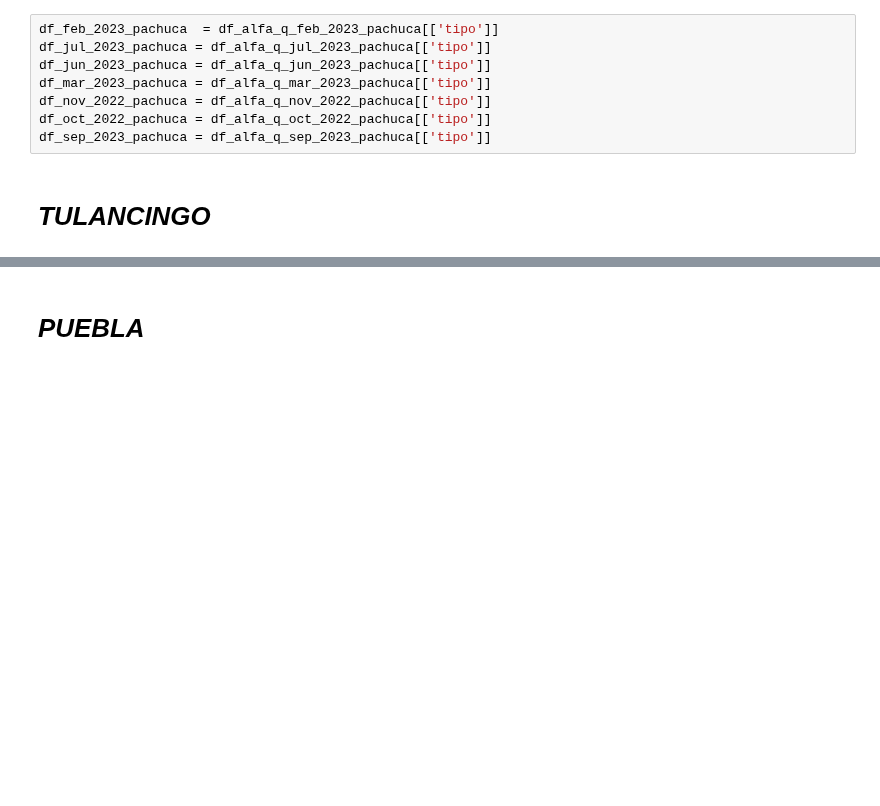
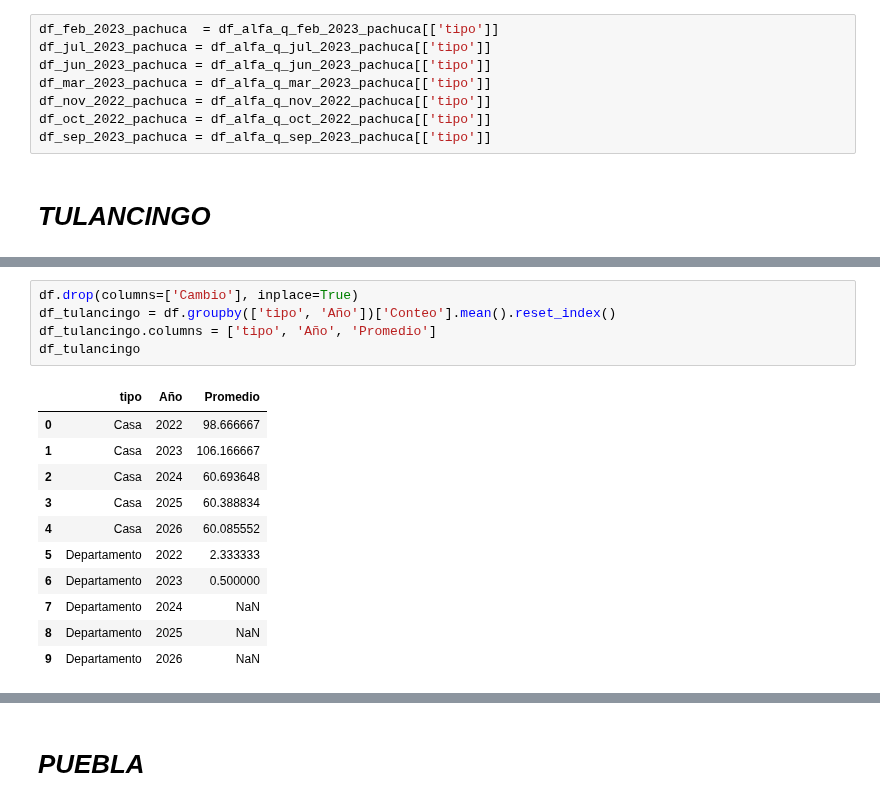
Before and after one commit to MiguelDWT4toCreativo/Datalpine, a Jupyter notebook: resources/jupyter/forecast_casasdept.ipynb, the cells around one changed output, grey strips where cells are left out. Cells and saved outputs as stored; diff of their text form; blank space fills up the shorter version.

```diff
--- a/resources/jupyter/forecast_casasdept.ipynb
+++ b/resources/jupyter/forecast_casasdept.ipynb
@@ -62,0 +430,17 @@ print(dataframes_tulancingo)
+# %%
+df.drop(columns=['Cambio'], inplace=True)
+df_tulancingo = df.groupby(['tipo', 'Año'])['Conteo'].mean().reset_index()
+df_tulancingo.columns = ['tipo', 'Año', 'Promedio']
+df_tulancingo
+# %% [output]
+|  | tipo | Año | Promedio |
+| 0 | Casa | 2022 | 98.666667 |
+| 1 | Casa | 2023 | 106.166667 |
+| 2 | Casa | 2024 | 60.693648 |
+| 3 | Casa | 2025 | 60.388834 |
+| 4 | Casa | 2026 | 60.085552 |
+| 5 | Departamento | 2022 | 2.333333 |
+| 6 | Departamento | 2023 | 0.500000 |
+| 7 | Departamento | 2024 | NaN |
+| 8 | Departamento | 2025 | NaN |
+| 9 | Departamento | 2026 | NaN |
```
Also changed, not shown: parts of 16 cells of this notebook, 2 other files.
